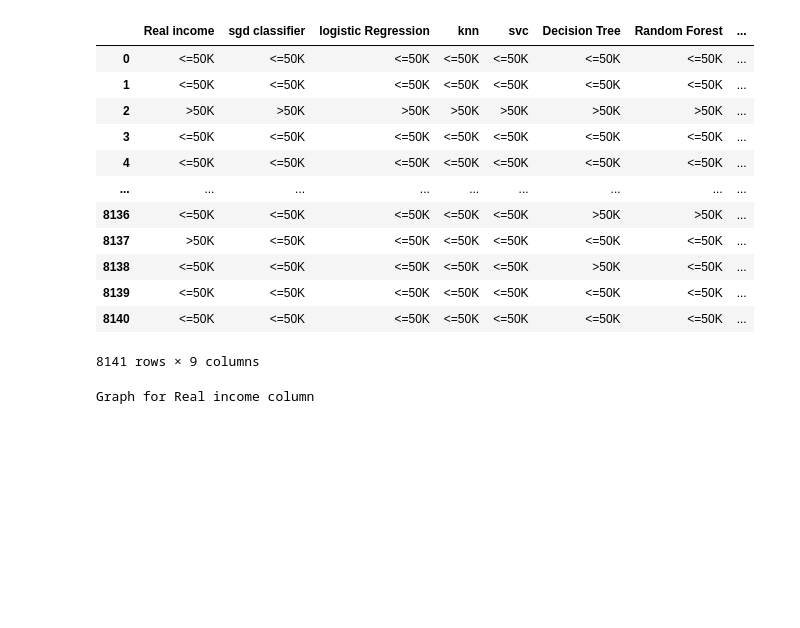
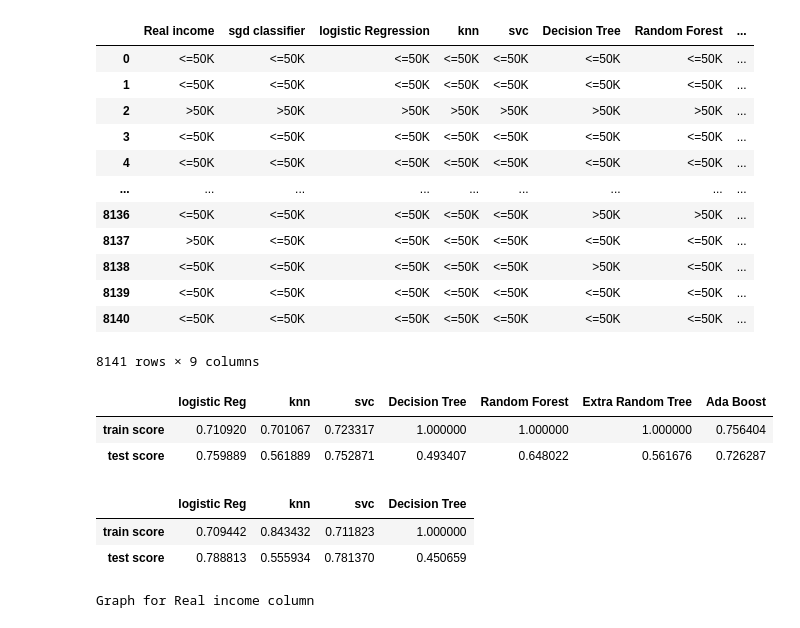
Before and after one commit to pandeysudip/income-prediction, a Jupyter notebook: Model_building.ipynb, the cells around one changed output. Cells and saved outputs as stored; diff of their text form; code cells hidden in the pictures; blank space fills up the shorter version.

```diff
--- a/Model_building.ipynb
+++ b/Model_building.ipynb
@@ -168,7 +168,8 @@ array([[ 1.71520738, -1.53731954, -2.36431386, ...,  0.34079138,
 ## Model score function using train data only
 # %%
 #defining function for model scoring with training set only
-def train_score(model, X_train_scaled=X_train_scaled,X_test_scaled=X_test_scaled, y_train=y_train,y_test=y_test):
+def train_score(model, X_train_scaled=X_train_scaled,
+                X_test_scaled=X_test_scaled, y_train=y_train,y_test=y_test):
     #printing the accuracy score
     train_score=model.score(X_train_scaled, y_train)
     print("****************Train Score******************")
@@ -194,7 +195,8 @@ def train_score(model, X_train_scaled=X_train_scaled,X_test_scaled=X_test_scaled
     print()
 
     #roc curve
-    y_train_predc=cross_val_predict(model,X_train_scaled, y_train,cv=3, method="predict_proba")
+    y_train_predc=cross_val_predict(model,X_train_scaled, y_train,cv=3,
+                                    method="predict_proba")
     y_proba = y_train_predc[:,1]  #proba of positive class
     fpr, tpr, thresholds = roc_curve(y_train, y_proba)
 
@@ -1829,3 +1865,30 @@ ada=df_pred['Ada Boost'].value_counts()
+# %%
+#making dataframe on evaluation metrices
+evaluation_df=pd.DataFrame({'logistic Reg':[lr_train,lr_test],
+                           'knn':[knn_train,knn_test],
+                            'svc':[svc_train,svc_test],
+                            'Decision Tree':[dt_train,dt_test],
+                           'Random Forest':[rf_train,rf_test],
+                            'Extra Random Tree':[et_train,et_test],
+                           'Ada Boost':[ab_train,ab_test]}
+                           ,index=['train score','test score'])
+evaluation_df
+# %% [output]
+|  | logistic Reg | knn | svc | Decision Tree | Random Forest | Extra Random Tree | Ada Boost |
+| train score | 0.710920 | 0.701067 | 0.723317 | 1.000000 | 1.000000 | 1.000000 | 0.756404 |
+| test score | 0.759889 | 0.561889 | 0.752871 | 0.493407 | 0.648022 | 0.561676 | 0.726287 |
+# %%
+#making dataframe on evaluation metrices
+evaluation_df=pd.DataFrame({'logistic Reg':[lr_s_train,lr_s_test],
+                           'knn':[knn_s_train,knn_s_test],
+                            'svc':[svc_s_train,svc_s_test],
+                            'Decision Tree':[dt_s_train,dt_s_test]}
+                           ,index=['train score ','test score'])
+evaluation_df
+# %% [output]
+|  | logistic Reg | knn | svc | Decision Tree |
+| train score | 0.709442 | 0.843432 | 0.711823 | 1.000000 |
+| test score | 0.788813 | 0.555934 | 0.781370 | 0.450659 |
 # %%
 
 for col in df_pred.columns:
```
Also changed, not shown: parts of 3 cells of this notebook, 2 other files.
